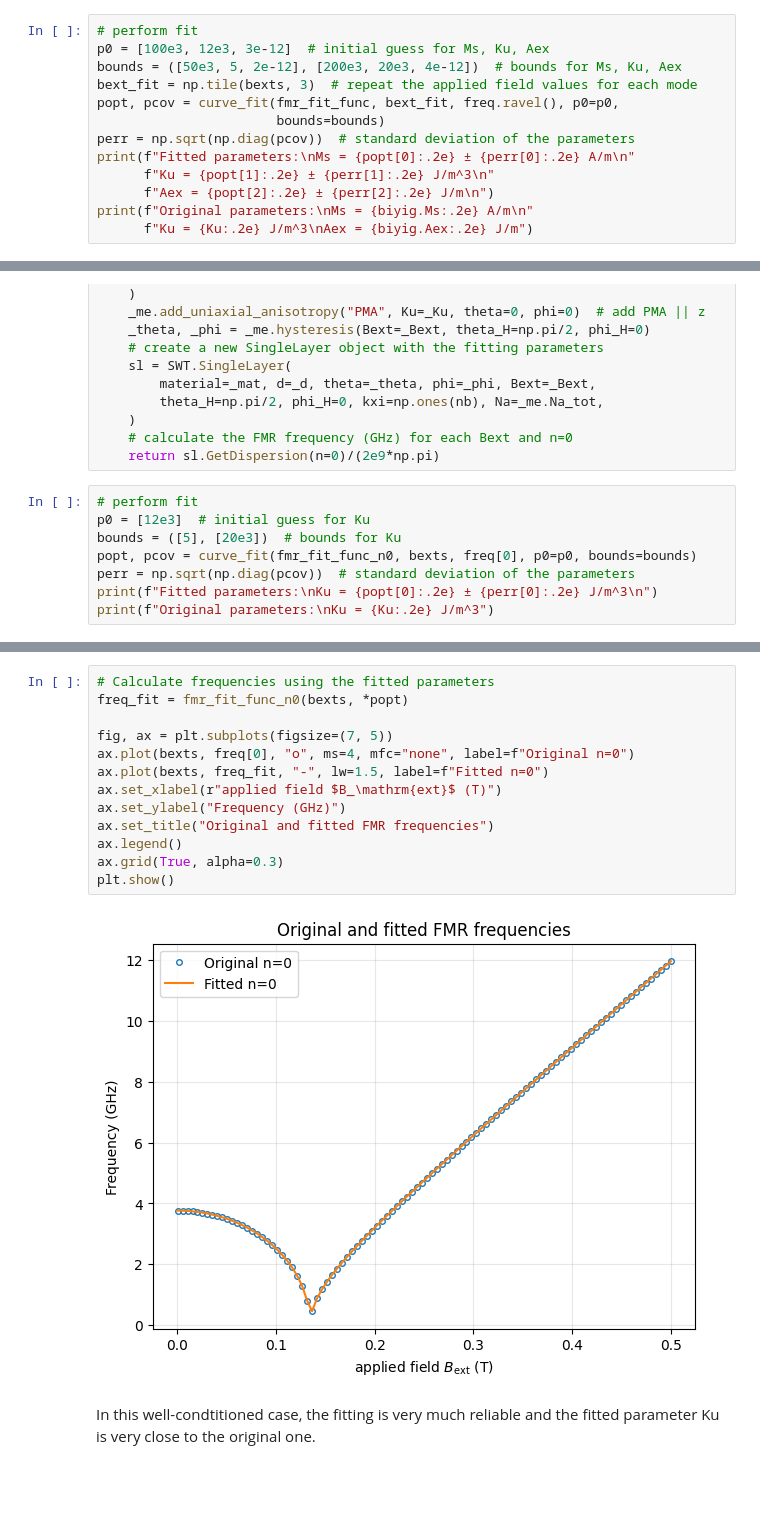
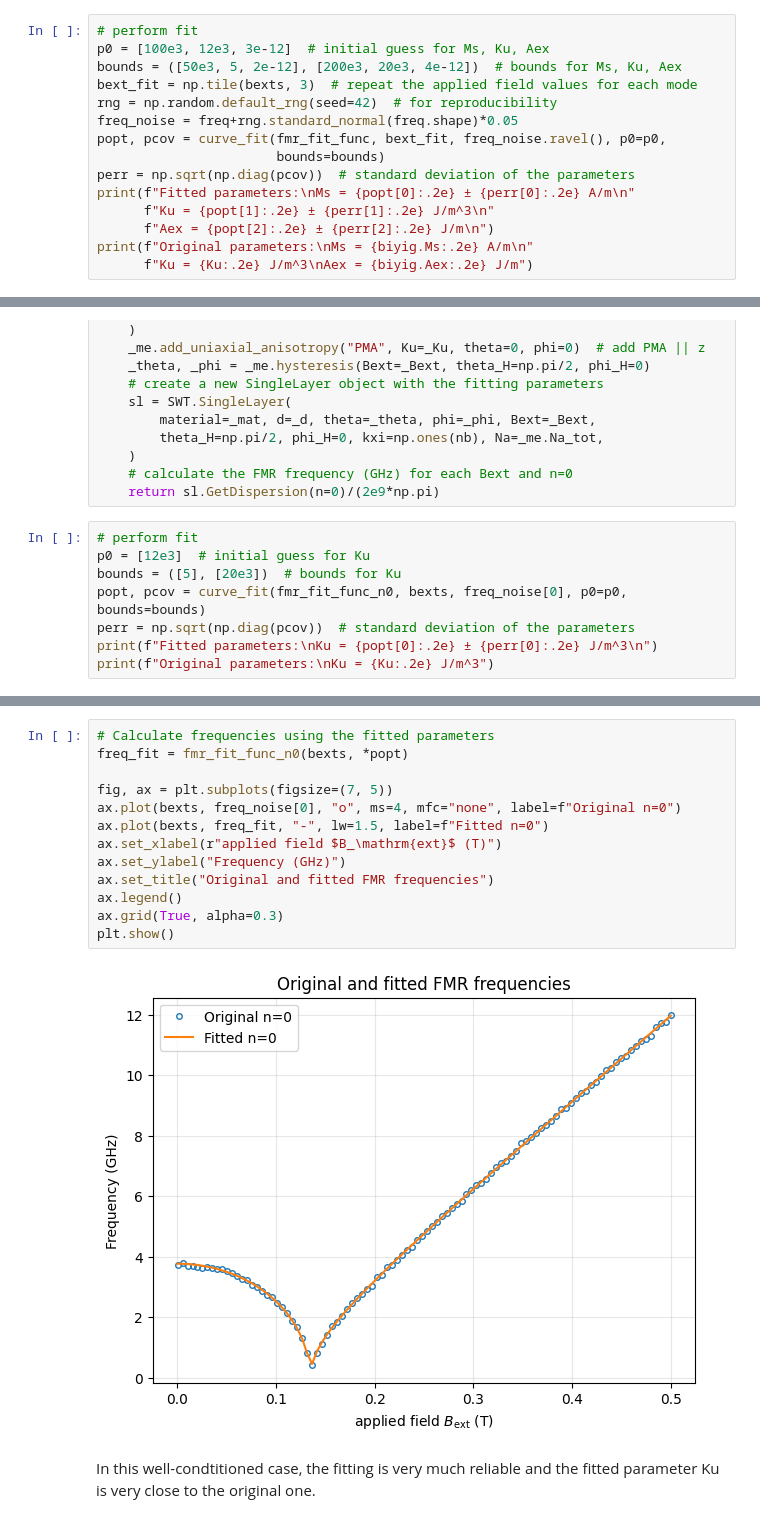
Before and after one commit to CEITECmagnonics/SpinWaveToolkit, a Jupyter notebook: docs/source/_example_nbs/FMR_with_PMA.ipynb, the cells around one changed output, grey strips where cells are left out. Drawn from its saved outputs; the diff is of its cells as text; blank space fills up the shorter version.

```diff
--- a/docs/source/_example_nbs/FMR_with_PMA.ipynb
+++ b/docs/source/_example_nbs/FMR_with_PMA.ipynb
@@ -139,7 +135,9 @@ def fmr_fit_func(_Bext, _Ms, _Ku, _Aex):
 p0 = [100e3, 12e3, 3e-12]  # initial guess for Ms, Ku, Aex
 bounds = ([50e3, 5, 2e-12], [200e3, 20e3, 4e-12])  # bounds for Ms, Ku, Aex
 bext_fit = np.tile(bexts, 3)  # repeat the applied field values for each mode
-popt, pcov = curve_fit(fmr_fit_func, bext_fit, freq.ravel(), p0=p0,
+rng = np.random.default_rng(seed=42)  # for reproducibility
+freq_noise = freq+rng.standard_normal(freq.shape)*0.05
+popt, pcov = curve_fit(fmr_fit_func, bext_fit, freq_noise.ravel(), p0=p0,
                        bounds=bounds)
 perr = np.sqrt(np.diag(pcov))  # standard deviation of the parameters
 print(f"Fitted parameters:\nMs = {popt[0]:.2e} ± {perr[0]:.2e} A/m\n"
@@ -213,7 +211,7 @@ def fmr_fit_func_n0(_Bext, _Ku):
 # perform fit
 p0 = [12e3]  # initial guess for Ku
 bounds = ([5], [20e3])  # bounds for Ku
-popt, pcov = curve_fit(fmr_fit_func_n0, bexts, freq[0], p0=p0, bounds=bounds)
+popt, pcov = curve_fit(fmr_fit_func_n0, bexts, freq_noise[0], p0=p0, bounds=bounds)
 perr = np.sqrt(np.diag(pcov))  # standard deviation of the parameters
 print(f"Fitted parameters:\nKu = {popt[0]:.2e} ± {perr[0]:.2e} J/m^3\n")
 print(f"Original parameters:\nKu = {Ku:.2e} J/m^3")
@@ -226,17 +224,17 @@ Ku = 1.50e+04 J/m^3
 # %%
 # Calculate frequencies using the fitted parameters
 freq_fit = fmr_fit_func_n0(bexts, *popt)
 
 fig, ax = plt.subplots(figsize=(7, 5))
-ax.plot(bexts, freq[0], "o", ms=4, mfc="none", label=f"Original n=0")
+ax.plot(bexts, freq_noise[0], "o", ms=4, mfc="none", label=f"Original n=0")
 ax.plot(bexts, freq_fit, "-", lw=1.5, label=f"Fitted n=0")
 ax.set_xlabel(r"applied field $B_\mathrm{ext}$ (T)")
 ax.set_ylabel("Frequency (GHz)")
 ax.set_title("Original and fitted FMR frequencies")
 ax.legend()
 ax.grid(True, alpha=0.3)
 plt.show()
 # %% [output]
-[figure, old version]
+[figure, new version]
 # %% [markdown]
 In this well-condtitioned case, the fitting is very much reliable and the fitted parameter Ku is very close to the original one.
```
Also changed, not shown: parts of 7 cells of this notebook, 6 other files.
